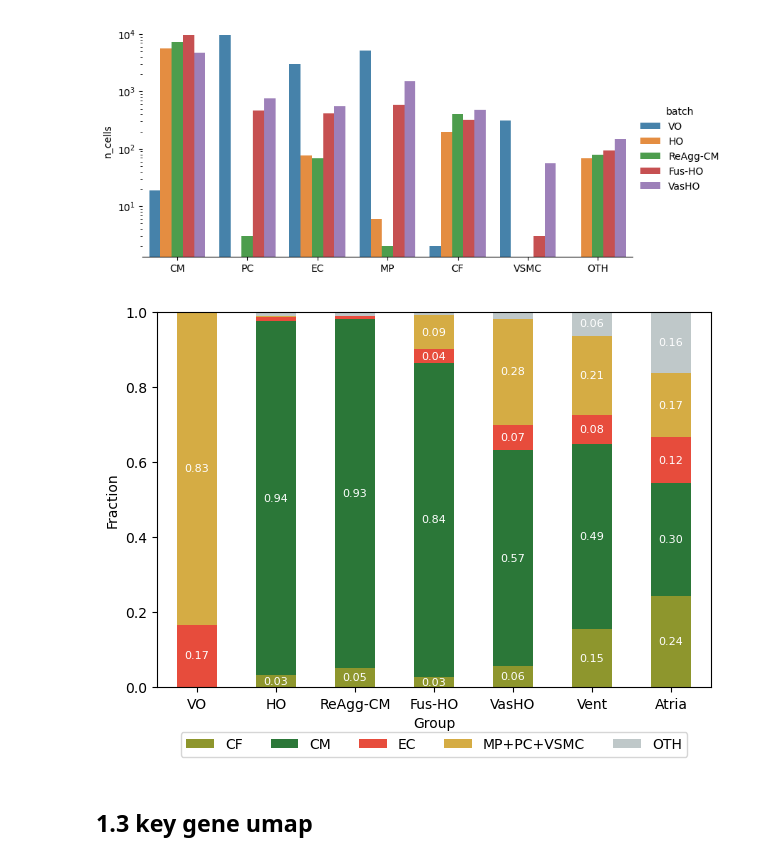
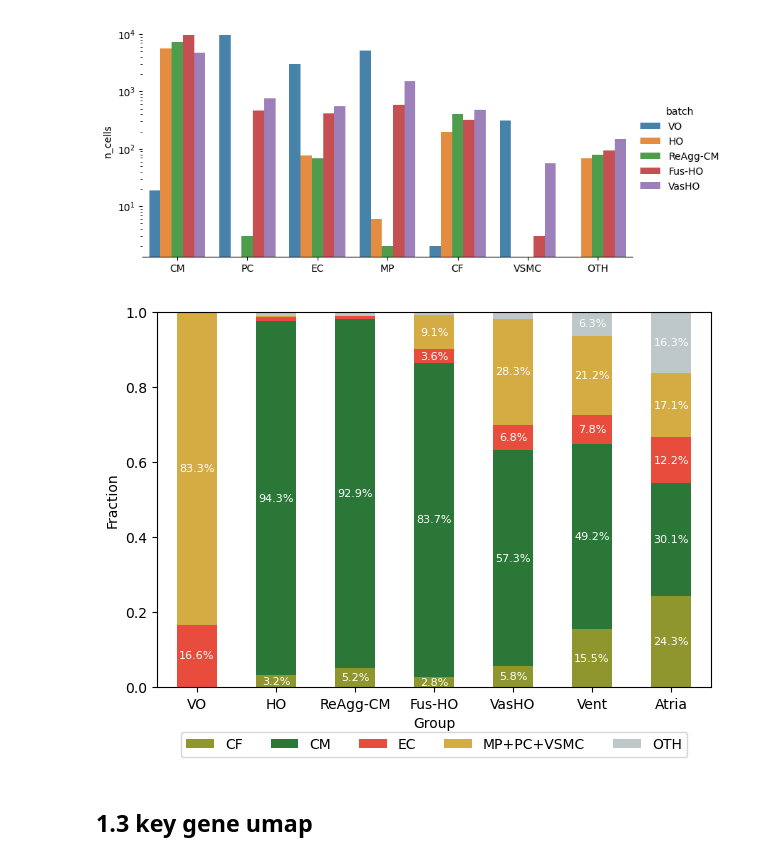
Before and after one commit to yachielab/DataAnalysis_Vascularized_Cardiac_Organoids, a Jupyter notebook: ipynb/CCO12.ipynb, the cells around one changed output. Saved outputs shown, nothing was run; the diff lists cells and outputs as text; code cells hidden in the pictures.

```diff
--- a/ipynb/CCO12.ipynb
+++ b/ipynb/CCO12.ipynb
@@ -427,35 +427,35 @@ df["MP+PC+VSMC"] = df["MP"] + df["PC"] + df["VSMC"]
 df = df[["CF", "CM", "EC", "MP+PC+VSMC", "OTH"]]
 
 ax = df.plot(kind='bar', stacked=True, color=[colormap[col] for col in df.columns])
 plt.xlabel('Group')
 plt.ylabel('Fraction')
 plt.ylim((0, 1))
 plt.xlim((-0.5, 6.5))
 plt.xticks(rotation=0)
 # plt.title(f"{ct} cluster distribution")
 
 # Reverse legend to match stack order
 handles, labels = ax.get_legend_handles_labels()
 ax.legend(handles, labels, loc="upper center", bbox_to_anchor=(0.5, -0.1), ncols=5)
 
 # Add fraction labels
 for bar in ax.containers:
     for rect in bar:
         height = rect.get_height()
         if height > 0.02:
             ax.text(
                 rect.get_x() + rect.get_width() / 2,
                 rect.get_y() + height / 2,
-                f'{height:.2f}',
+                f'{100*height:3.1f}%',
                 ha='center', va='center', fontsize=8, color='white'
             )
 
 plt.tight_layout()
 plt.savefig(f'{WORK_DIR}/distribution/cell_type.full.png', bbox_inches="tight")
 plt.savefig(f'{WORK_DIR}/distribution/cell_type.full.svg', bbox_inches="tight")
 plt.show()
 # %% [output]
-[figure, old version]
+[figure, new version]
 # %% [markdown]
 ## 1.3 key gene umap
 # %%
```
Also changed, not shown: parts of 2 cells of this notebook, 7 other files.
